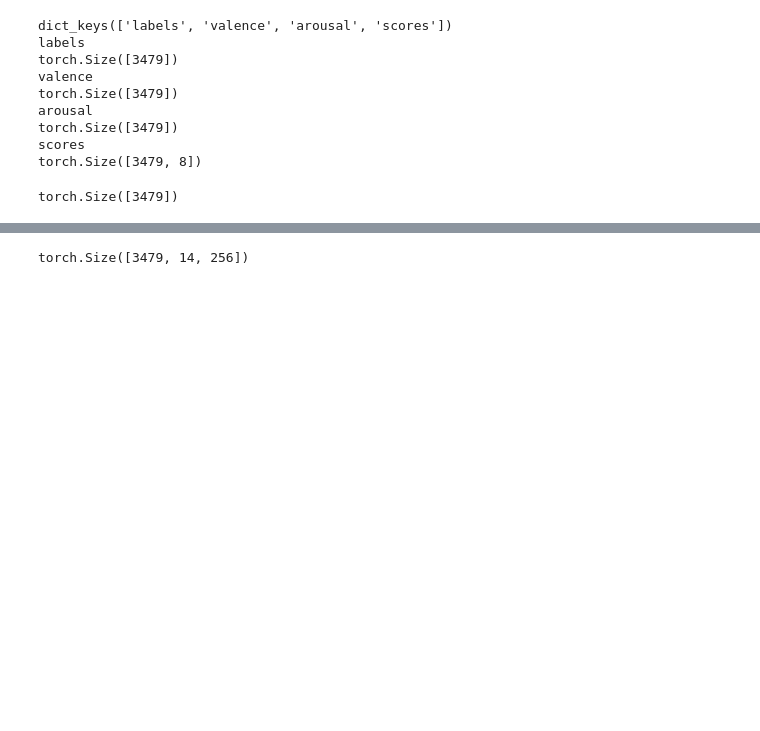
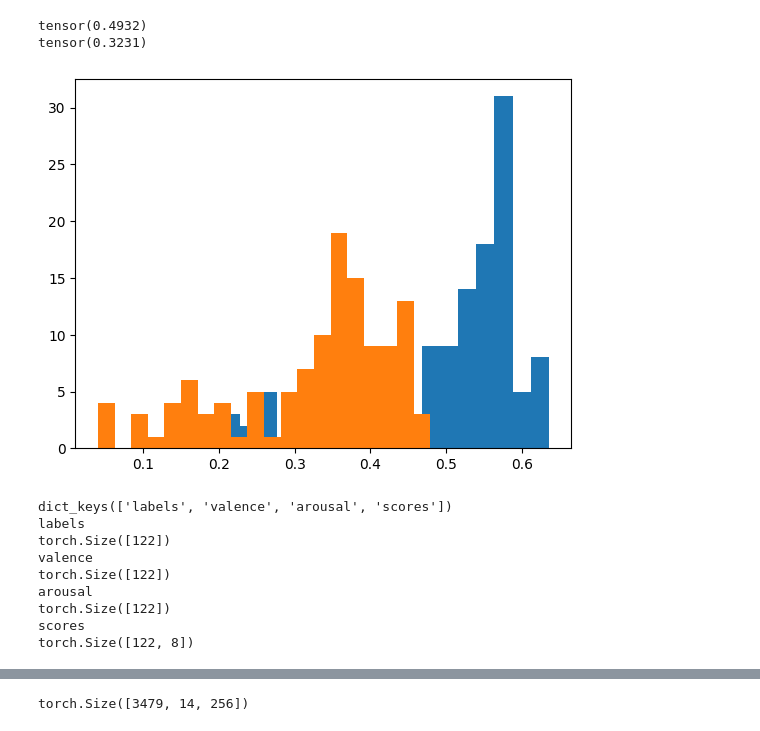
Before and after one commit to antonibigata/generative-models, a Jupyter notebook: notebooks/emotion.ipynb, the cells around one changed output, grey strips where cells are left out. Drawn from its saved outputs; the diff is of its cells as text; code cells hidden in the pictures; blank space fills up the shorter version.

```diff
--- a/notebooks/emotion.ipynb
+++ b/notebooks/emotion.ipynb
@@ -1,23 +1,33 @@
-# %%
-import torch
-
-# Load emotion
-emotion = torch.load("/fsx/behavioural_computing_data/face_generation_data/AA_processed/part_22/emotions/D333_C031_1006VO_001_output_output.pt")
-print(emotion.keys())
-for key in emotion.keys():
-    print(key)
-    print(emotion[key].shape)
-# %% [output]
-dict_keys(['labels', 'valence', 'arousal', 'scores'])
-labels
-torch.Size([3479])
-valence
-torch.Size([3479])
-arousal
-torch.Size([3479])
-scores
-torch.Size([3479, 8])
-# %%
-print(emotion["labels"].shape)
-# %% [output]
-torch.Size([3479])
+# %%
+import torch
+
+path = "/fsx/behavioural_computing_data/face_generation_data/MEAD/emotions/M030/video/front/happy/level_3/005.pt"
+
+# Load emotion
+emotion = torch.load(path)
+import matplotlib.pyplot as plt
+
+print(emotion["valence"].mean())
+print(emotion["arousal"].mean())
+# Plot valence and arousal histograms
+plt.hist(emotion["valence"].numpy(), bins=20)
+plt.hist(emotion["arousal"].numpy(), bins=20)
+plt.show()
+
+print(emotion.keys())
+for key in emotion.keys():
+    print(key)
+    print(emotion[key].shape)
+# %% [output]
+tensor(0.4932)
+tensor(0.3231)
+[figure, added]
+dict_keys(['labels', 'valence', 'arousal', 'scores'])
+labels
+torch.Size([122])
+valence
+torch.Size([122])
+arousal
+torch.Size([122])
+scores
+torch.Size([122, 8])
```
Also changed, not shown: parts of 6 cells of this notebook, 29 other files.
